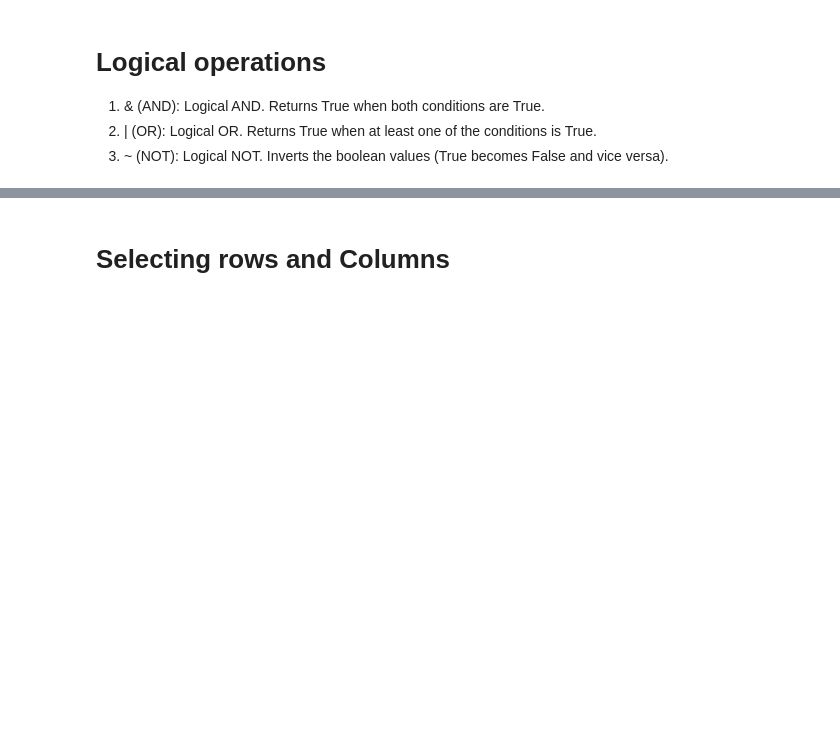
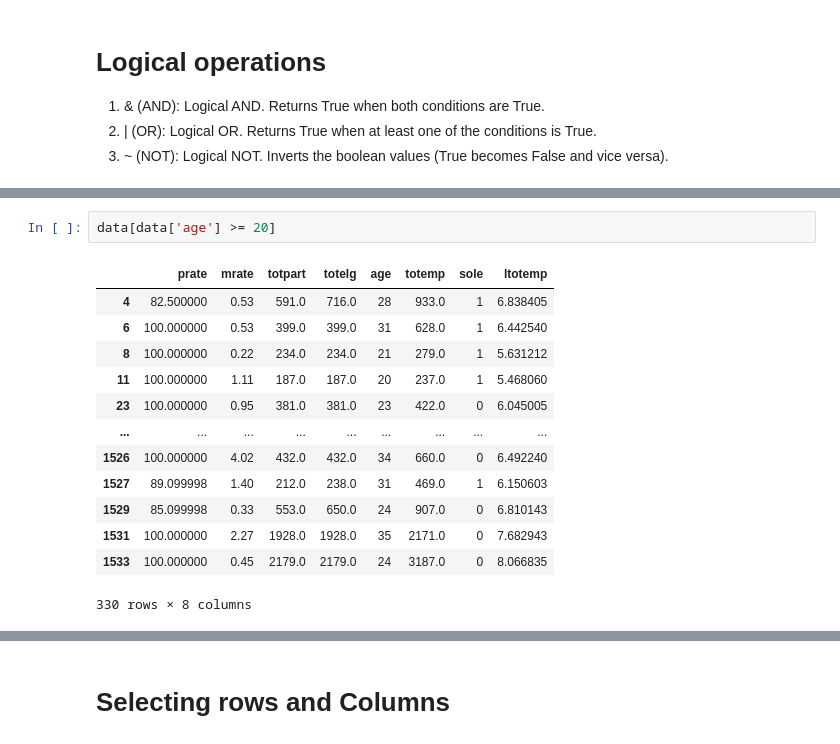
Before and after one commit to havaledar/ECON3740_F24, a Jupyter notebook: ECON3740_F24_Lab_4.ipynb, the cells around one changed output, grey strips where cells are left out. Cells and saved outputs as stored; diff of their text form; blank space fills up the shorter version.

```diff
--- a/ECON3740_F24_Lab_4.ipynb
+++ b/ECON3740_F24_Lab_4.ipynb
@@ -23,2 +37,18 @@ NameError: name 'data' is not defined
+# %%
+data[data['age'] >= 20]
+# %% [output]
+|  | prate | mrate | totpart | totelg | age | totemp | sole | ltotemp |
+| 4 | 82.500000 | 0.53 | 591.0 | 716.0 | 28 | 933.0 | 1 | 6.838405 |
+| 6 | 100.000000 | 0.53 | 399.0 | 399.0 | 31 | 628.0 | 1 | 6.442540 |
+| 8 | 100.000000 | 0.22 | 234.0 | 234.0 | 21 | 279.0 | 1 | 5.631212 |
+| 11 | 100.000000 | 1.11 | 187.0 | 187.0 | 20 | 237.0 | 1 | 5.468060 |
+| 23 | 100.000000 | 0.95 | 381.0 | 381.0 | 23 | 422.0 | 0 | 6.045005 |
+| ... | ... | ... | ... | ... | ... | ... | ... | ... |
+| 1526 | 100.000000 | 4.02 | 432.0 | 432.0 | 34 | 660.0 | 0 | 6.492240 |
+| 1527 | 89.099998 | 1.40 | 212.0 | 238.0 | 31 | 469.0 | 1 | 6.150603 |
+| 1529 | 85.099998 | 0.33 | 553.0 | 650.0 | 24 | 907.0 | 0 | 6.810143 |
+| 1531 | 100.000000 | 2.27 | 1928.0 | 1928.0 | 35 | 2171.0 | 0 | 7.682943 |
+| 1533 | 100.000000 | 0.45 | 2179.0 | 2179.0 | 24 | 3187.0 | 0 | 8.066835 |
+330 rows × 8 columns
 # %%
 data[(data['age'] >= 20) & (data['age'] <= 30)]
```
Also changed, not shown: parts of 16 cells of this notebook.
